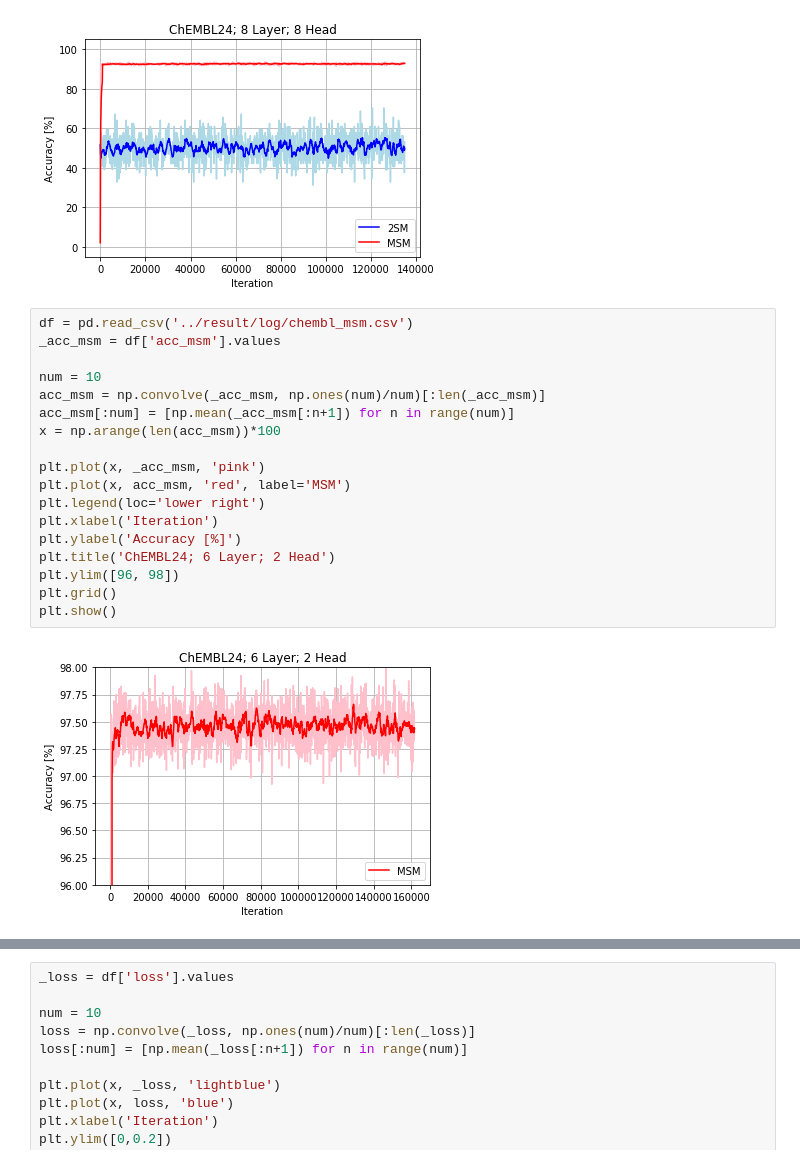
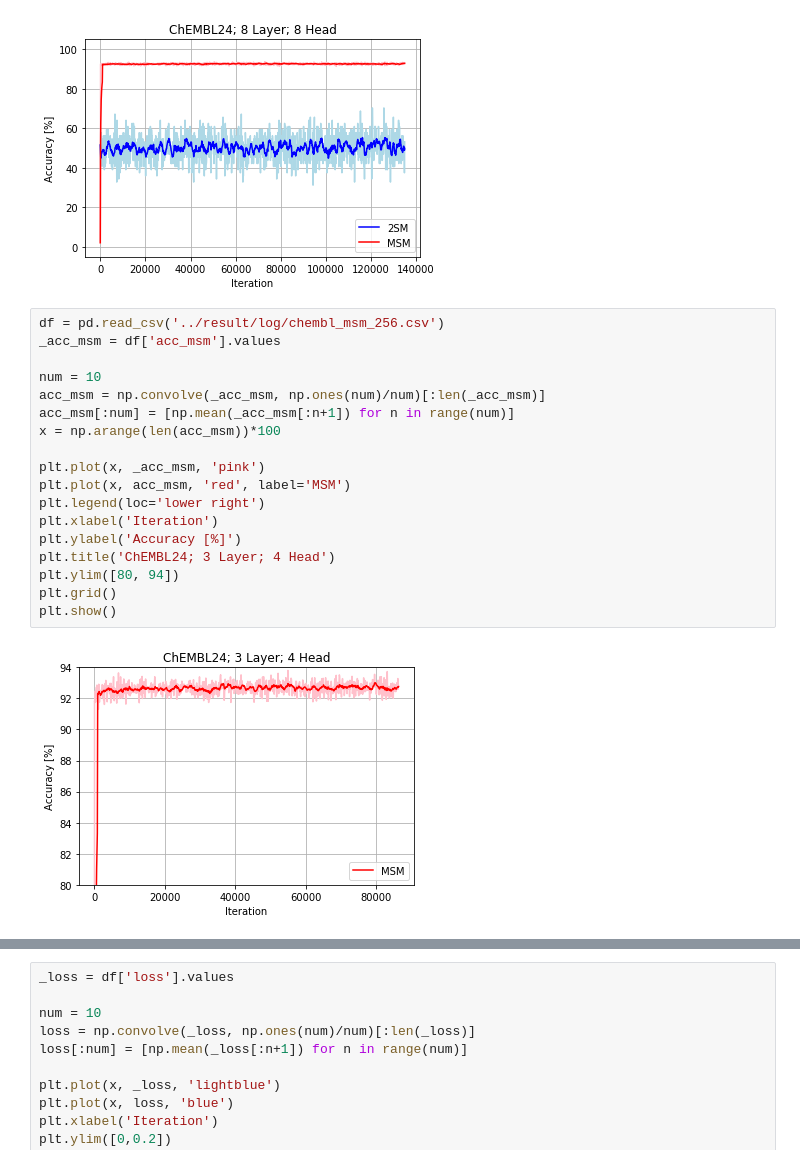
Before and after one commit to DSPsleeporg/smiles-transformer, a Jupyter notebook: smiles_transformer/Untitled.ipynb, the cells around one changed output, grey strips where cells are left out. Cells and saved outputs as stored; diff of their text form.

```diff
--- a/smiles_transformer/Untitled.ipynb
+++ b/smiles_transformer/Untitled.ipynb
@@ -102,22 +102,22 @@ plt.show()
 # %% [output]
 [figure]
 # %%
-df = pd.read_csv('../result/log/chembl_msm.csv')
+df = pd.read_csv('../result/log/chembl_msm_256.csv')
 _acc_msm = df['acc_msm'].values
 
 num = 10
 acc_msm = np.convolve(_acc_msm, np.ones(num)/num)[:len(_acc_msm)]
 acc_msm[:num] = [np.mean(_acc_msm[:n+1]) for n in range(num)]
 x = np.arange(len(acc_msm))*100
 
 plt.plot(x, _acc_msm, 'pink')
 plt.plot(x, acc_msm, 'red', label='MSM')
 plt.legend(loc='lower right')
 plt.xlabel('Iteration')
 plt.ylabel('Accuracy [%]')
-plt.title('ChEMBL24; 6 Layer; 2 Head')
-plt.ylim([96, 98])
+plt.title('ChEMBL24; 3 Layer; 4 Head')
+plt.ylim([80, 94])
 plt.grid()
 plt.show()
 # %% [output]
-[figure, old version]
+[figure, new version]
```
Also changed, not shown: parts of 1 cell of this notebook, 18 other files.
